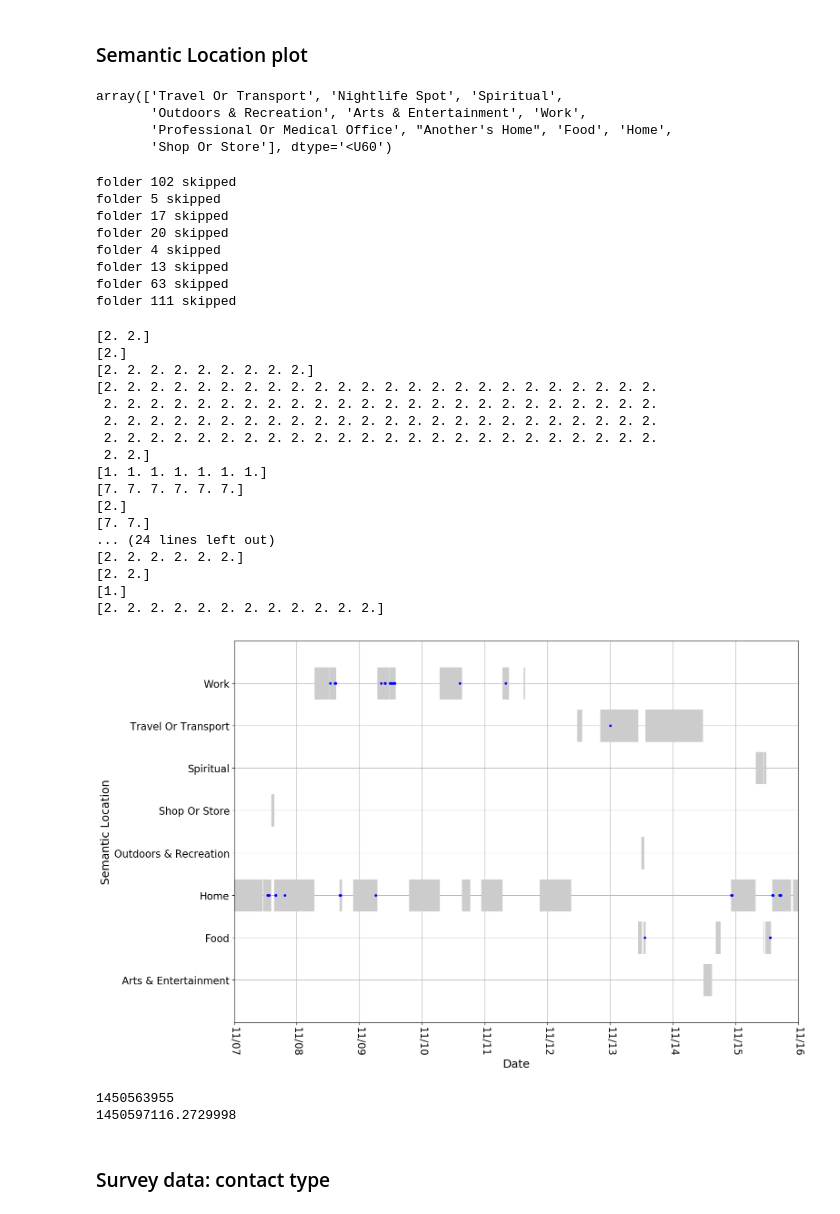
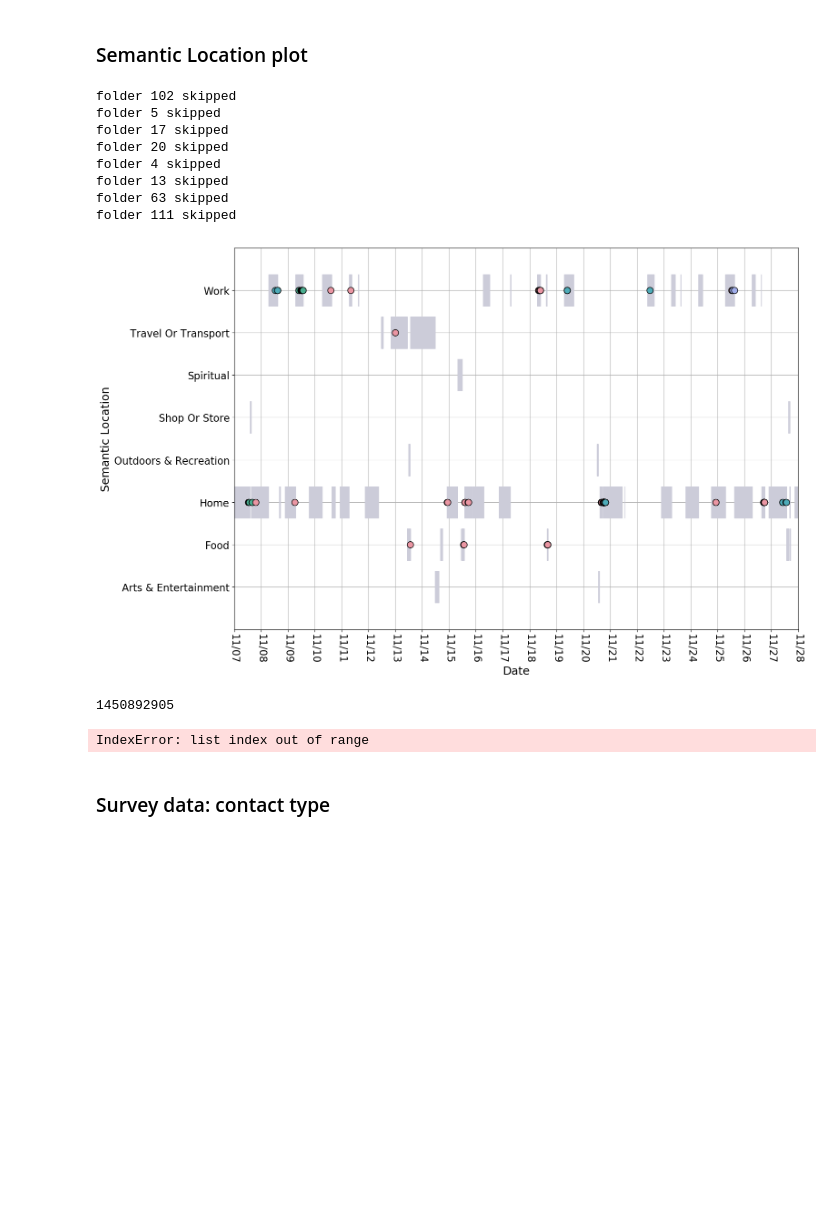
Before and after one commit to tliu526/relationship-prediction, a Jupyter notebook: notebooks/paper_stats.ipynb, the cells around one changed output. Saved outputs shown, nothing was run; the diff lists cells and outputs as text; code cells hidden in the pictures; blank space fills up the shorter version.

Commit message:
implement semantic loc graph with communication

```diff
--- a/notebooks/paper_stats.ipynb
+++ b/notebooks/paper_stats.ipynb
@@ -267,6 +267,11 @@ fam_together = tuple(np.mean(x) for x in zip(colors[-1], colors[-2]))
 task = colors[0]
 other = colors[1]
 work = colors[2]
+fam_live_sep = colors[3]
+friend = colors[4]
+sig_other = colors[5]
+fam_live_tog = colors[6]
+
 sns.palplot(colors)
 
 color_palette = [task, work, soc_separate, fam_together]
@@ -277,10 +282,3 @@ sns.palplot(color_palette)
 [figure]
 # %% [markdown]
 ### Semantic Location plot
-# %%
-location_top
-# %% [output]
-array(['Travel Or Transport', 'Nightlife Spot', 'Spiritual',
-       'Outdoors & Recreation', 'Arts & Entertainment', 'Work',
-       'Professional Or Medical Office', "Another's Home", 'Food', 'Home',
-       'Shop Or Store'], dtype='<U60')
@@ -366,49 +399,59 @@ folder 111 skipped
 # %%
 # November 2015
 location_uniq = np.unique(locs)
 plt.figure(figsize=(16,10))
 for (i,loc) in enumerate(locs):
     ind = np.where(location_uniq==loc)[0][0]
-    plt.plot(loc_times[i],ind*np.ones(len(loc_times[i])),'|',color=(0.8,0.8,0.8),markersize=50)
-    # TODO break out by contact type
+    plt.plot(loc_times[i],ind*np.ones(len(loc_times[i])),'|',color=(0.8,0.8,0.85),markersize=50)
+for (i,loc) in enumerate(locs):
+    ind = np.where(location_uniq==loc)[0][0]
     if len(comm_times[i]) > 0:
-       plt.plot(comm_times[i],ind*np.ones(len(comm_times[i])),'o',color="blue", markersize=3)
-       print(ind*np.ones(len(comm_times[i])))
+        for comm_idx, comm_time in enumerate(comm_times[i]):
+            pid = comm_pids[i][comm_idx]
+            if pid in rev_pr:
+                if rev_pr[pid] in canonical_to_emc:
+                    contact_idx = emc_to_ct[canonical_to_emc[rev_pr[pid]]]
+            if contact_idx is not None and contact_idx != 'other':
+                #print(contact_idx)
+                plt.plot(comm_time,ind,'o',color=sloc_palette[contact_idx], markersize=10, markeredgecolor='black')
 
 plt.ylim([-1,len(location_uniq)])
-t_range = np.arange(1446940800.0, 1446940800.0+10*86400, 86400)
+t_range = np.arange(1446940800.0, 1446940800.0+22*86400, 86400)
 plt.xlim([t_range[0], t_range[t_range.size-1]])
 plt.xticks(t_range, timestamp_to_date(t_range), rotation=270, fontsize=16)
 plt.yticks(np.arange(len(location_uniq)), remove_parentheses(location_uniq),fontsize=16)
 plt.xlabel('Date')
 plt.ylabel('Semantic Location')
 plt.grid()
 plt.tight_layout()
+
+import matplotlib.patches as mpatches
+
+# soc_patch = mpatches.Patch(color=sloc_palette[1], label='S')
+# fam_patch = mpatches.Patch(color='blue', label='The blue data')
+
+# plt.legend(handles=[red_patch, blue_patch])
 # %% [output]
-[2. 2.]
-[2.]
-[2. 2. 2. 2. 2. 2. 2. 2. 2.]
-[2. 2. 2. 2. 2. 2. 2. 2. 2. 2. 2. 2. 2. 2. 2. 2. 2. 2. 2. 2. 2. 2. 2. 2.
- 2. 2. 2. 2. 2. 2. 2. 2. 2. 2. 2. 2. 2. 2. 2. 2. 2. 2. 2. 2. 2. 2. 2. 2.
- 2. 2. 2. 2. 2. 2. 2. 2. 2. 2. 2. 2. 2. 2. 2. 2. 2. 2. 2. 2. 2. 2. 2. 2.
- 2. 2. 2. 2. 2. 2. 2. 2. 2. 2. 2. 2. 2. 2. 2. 2. 2. 2. 2. 2. 2. 2. 2. 2.
- 2. 2.]
-[1. 1. 1. 1. 1. 1. 1.]
-[7. 7. 7. 7. 7. 7.]
-[2.]
-[7. 7.]
-... (24 lines left out)
-[2. 2. 2. 2. 2. 2.]
-[2. 2.]
-[1.]
-[2. 2. 2. 2. 2. 2. 2. 2. 2. 2. 2. 2.]
-[figure, old version]
+[figure, new version]
-# %%
-print(loc_times[0][0])
-print(comm_times[0][0])
-# %% [output]
-1450563955
-1450597116.2729998
+# %%
+print(loc_times[0][0])
+print(comm_times[0][0])
+
+pids = []
+for l in comm_pids:
+    for p in l:
+        pids.append(p)
+
+
+uniq_pids = np.unique(pids)
+print(uniq_pids)
+for pid in uniq_pids:
+    if pid in rev_pr:
+        if rev_pr[pid] in canonical_to_emc:
+            print(emc_to_ct[canonical_to_emc[rev_pr[pid]]])
+# %% [output]
+1450892905
+IndexError: list index out of range
 # %% [markdown]
 ### Survey data: contact type
 # %% [markdown]
```
Also changed, not shown: parts of 2 cells of this notebook.
